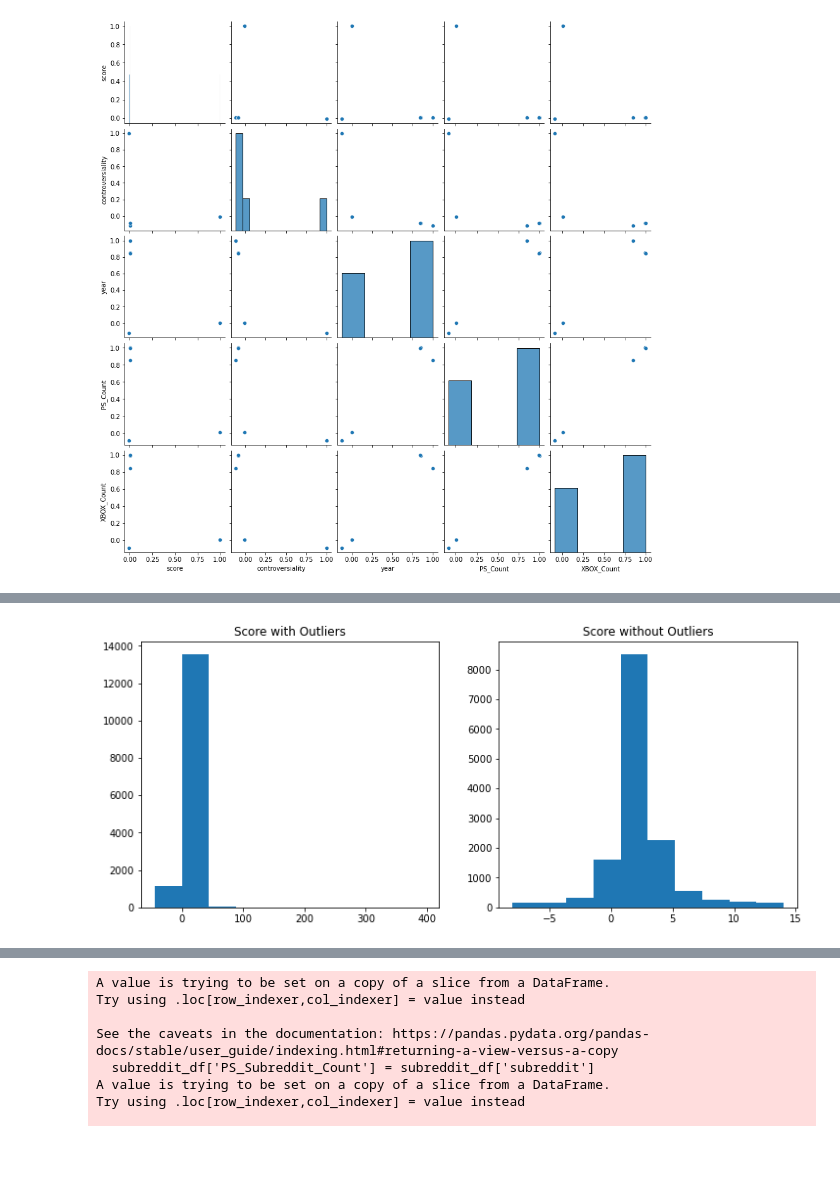
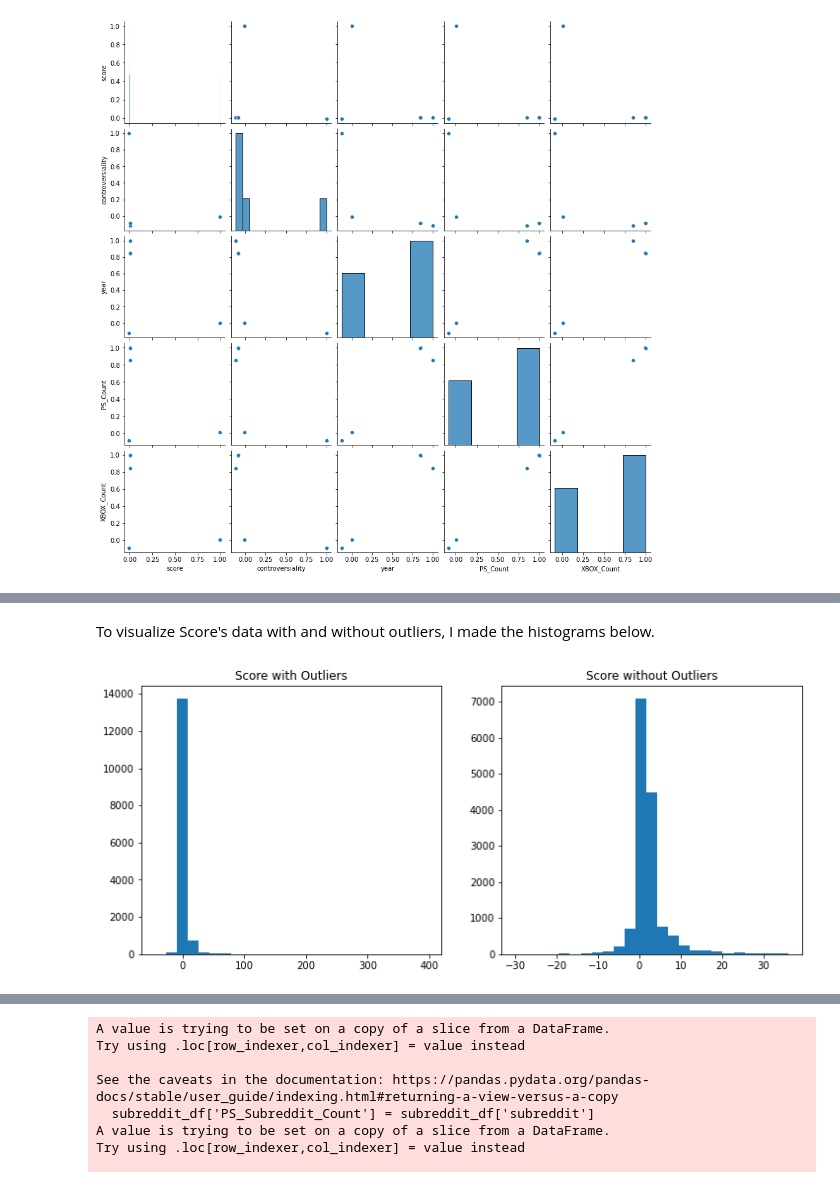
Before and after one commit to ryanlybbert/Capstone2, a Jupyter notebook: UnguidedCapstoneEDA.ipynb, the cells around one changed output, grey strips where cells are left out. Drawn from its saved outputs; the diff is of its cells as text; code cells hidden in the pictures; blank space fills up the shorter version.

```diff
--- a/UnguidedCapstoneEDA.ipynb
+++ b/UnguidedCapstoneEDA.ipynb
@@ -6,7 +6,5 @@ import seaborn as sns
 import matplotlib.pyplot as plt
 # %%
 #load in the collected data
-df2006 = pd.read_json('dataframes/df2006.json')
-df2007 = pd.read_json('dataframes/df2007.json')
-df2008 = pd.read_json('dataframes/df2008.json')
-df2009 = pd.read_json('dataframes/df2009.json')
+df = pd.read_json('dataframes/reddit_data.json')
+df.info()
@@ -13,4 +27,0 @@ df2009 = pd.read_json('dataframes/df2009.json')
-# %%
-#combine the data into one dataframe, check for data types and null values
-df = df2006.append(df2007.append(df2008.append(df2009)))
-df.info()
@@ -64,14 +60,16 @@ plt.show()
+# %% [markdown]
+To visualize Score's data with and without outliers, I made the histograms below.
 # %%
-#Just to visualize how many outliers score has.
 figs, axs = plt.subplots(nrows=1, ncols=2, figsize=(12, 5))
-axs[0].hist(df['score'])
+bins = 25
+axs[0].hist(df['score'], bins=bins)
 
 m = df['score'].mean()
-std = df['score'].std()
-axs[1].hist(df['score'][(df['score'] >= (m-std)) & (df['score'] <= (m+std))])
+std = 3 * df['score'].std()
+axs[1].hist(df['score'][(df['score'] >= (m-std)) & (df['score'] <= (m+std))], bins=bins)
 
 axs[0].set_title('Score with Outliers')
 axs[1].set_title('Score without Outliers')
 plt.show()
 # %% [output]
-[figure, old version]
+[figure, new version]
```
Also changed, not shown: parts of 21 cells of this notebook.
